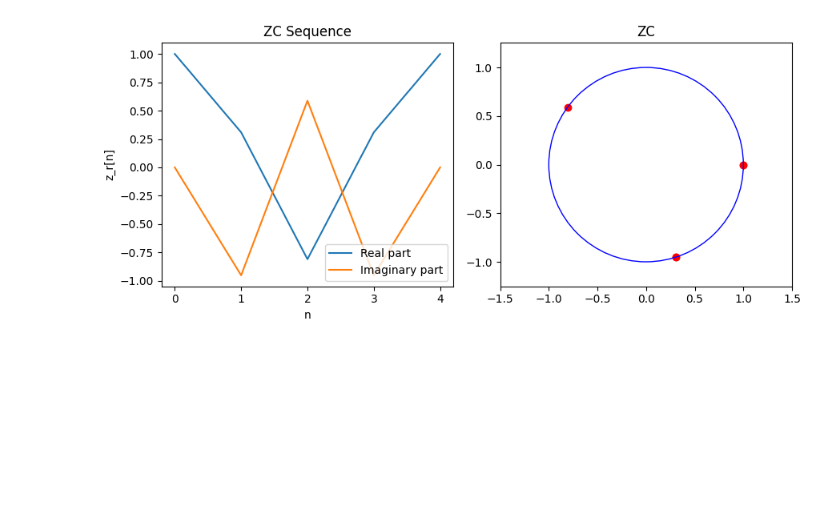
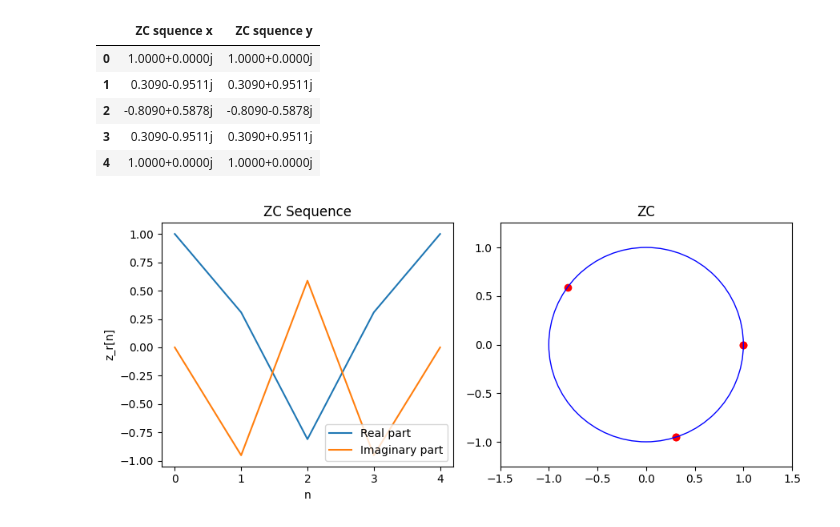
Before and after one commit to Danzo0l/py-laboratory, a Jupyter notebook: mMTC/zadoff-chu.ipynb, the cells around one changed output. Cells and saved outputs as stored; diff of their text form; code cells hidden in the pictures; blank space fills up the shorter version.

```diff
--- a/mMTC/zadoff-chu.ipynb
+++ b/mMTC/zadoff-chu.ipynb
@@ -8,11 +8,33 @@ from mMTC.ZC_sequence import zc_sequence, zc_shift, auto_correlation
 # %%
-# ZC-sequence params
+# ZC sequence params
+# First sequence
 NZC = 5
 r = 1
 
+# Second sequence (for cross-correlation)
+NZC1 = 5
+r1 = 4
+
+# Accuracy
+ACURANCY = 8
+
 # Generate ZC-sequence
 n_values = np.arange(0, NZC)
-z_values = zc_sequence(r, NZC)
+zc_values = zc_sequence(r, NZC)
+zc_values_y = zc_sequence(r1, NZC1)
+
+# Print sequences
+pd.DataFrame({
+    'ZC squence x':  np.round(zc_values, decimals=4),
+    'ZC squence y':  np.round(zc_values_y, decimals=4)
+})
+# %% [output]
+|  | ZC squence x | ZC squence y |
+| 0 | 1.0000+0.0000j | 1.0000+0.0000j |
+| 1 | 0.3090-0.9511j | 0.3090+0.9511j |
+| 2 | -0.8090+0.5878j | -0.8090-0.5878j |
+| 3 | 0.3090-0.9511j | 0.3090+0.9511j |
+| 4 | 1.0000+0.0000j | 1.0000+0.0000j |
 # %%
 # Plot the ZC sequence
 plt.figure(figsize=(9, 4))
```
Also changed, not shown: parts of 6 cells of this notebook, 4 other files.
